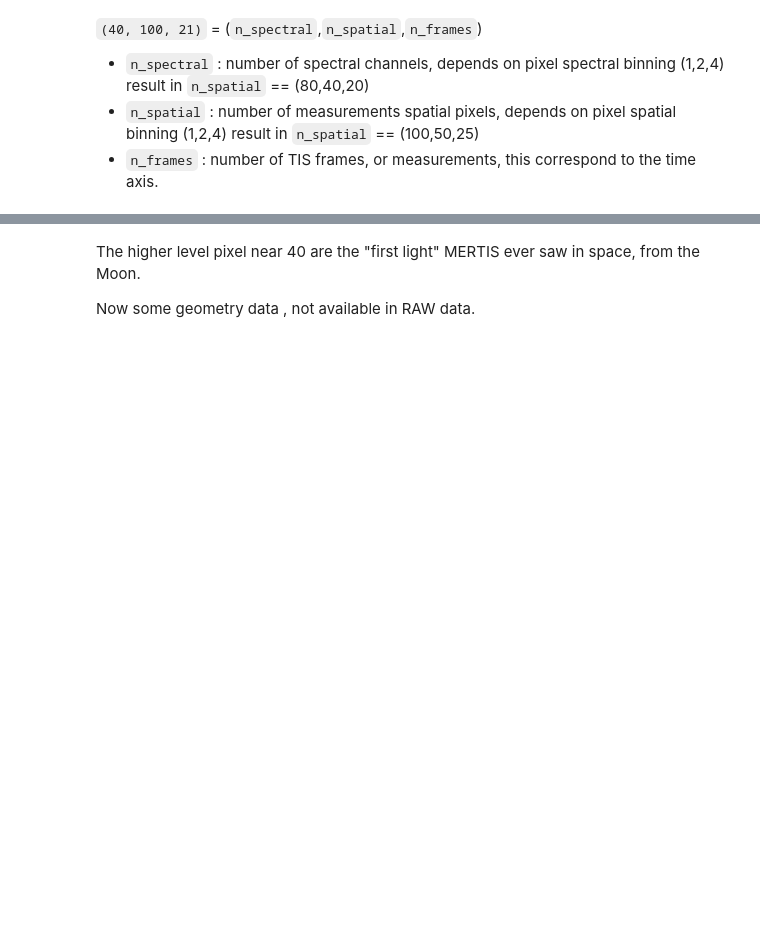
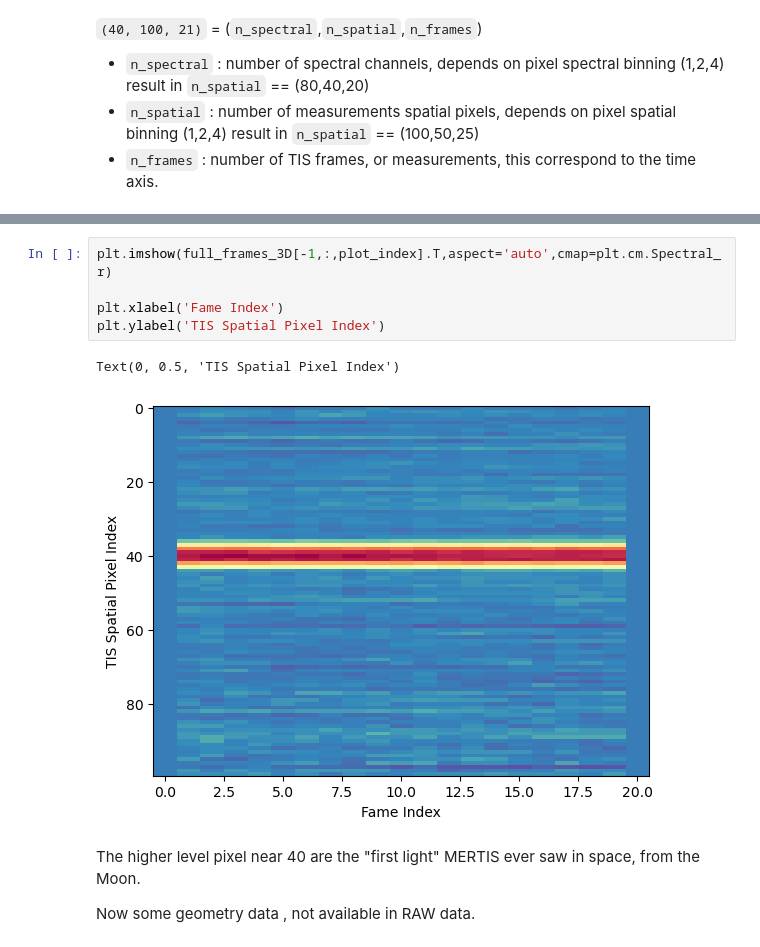
Before and after one commit to mariodamore/mertisreader, a Jupyter notebook: _proc/index.ipynb, the cells around one changed output, grey strips where cells are left out. Saved outputs shown, nothing was run; the diff lists cells and outputs as text; blank space fills up the shorter version.

```diff
--- a/_proc/index.ipynb
+++ b/_proc/index.ipynb
@@ -240,3 +250,11 @@ plot_index: RangeIndex(start=0, stop=21, step=1)
+# %%
+plt.imshow(full_frames_3D[-1,:,plot_index].T,aspect='auto',cmap=plt.cm.Spectral_r)
+
+plt.xlabel('Fame Index')
+plt.ylabel('TIS Spatial Pixel Index')
+# %% [output]
+Text(0, 0.5, 'TIS Spatial Pixel Index')
+[figure, added]
 # %% [markdown]
 The higher level pixel near 40 are the "first light" MERTIS ever saw in space, from the Moon.
 
```
Also changed, not shown: parts of 7 cells of this notebook, 29 other files.
